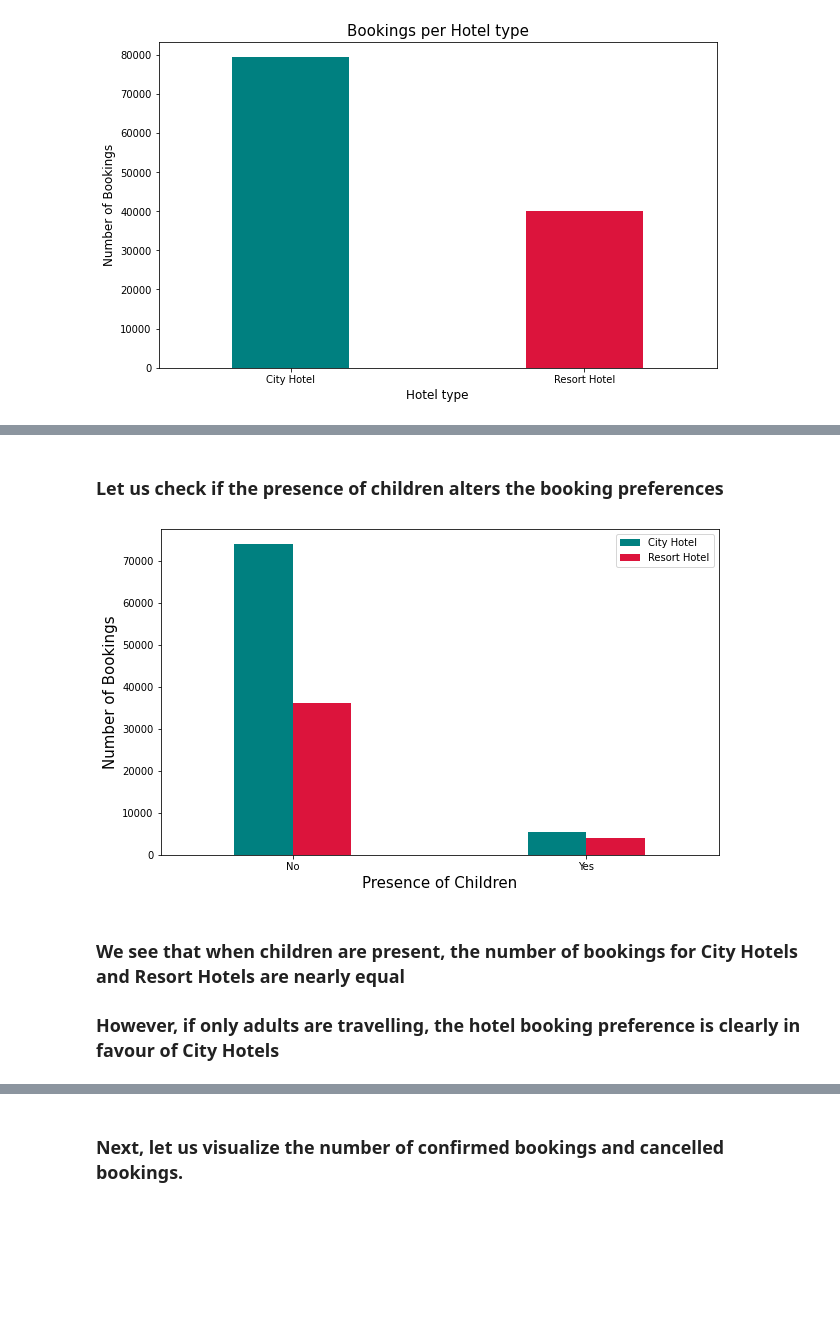
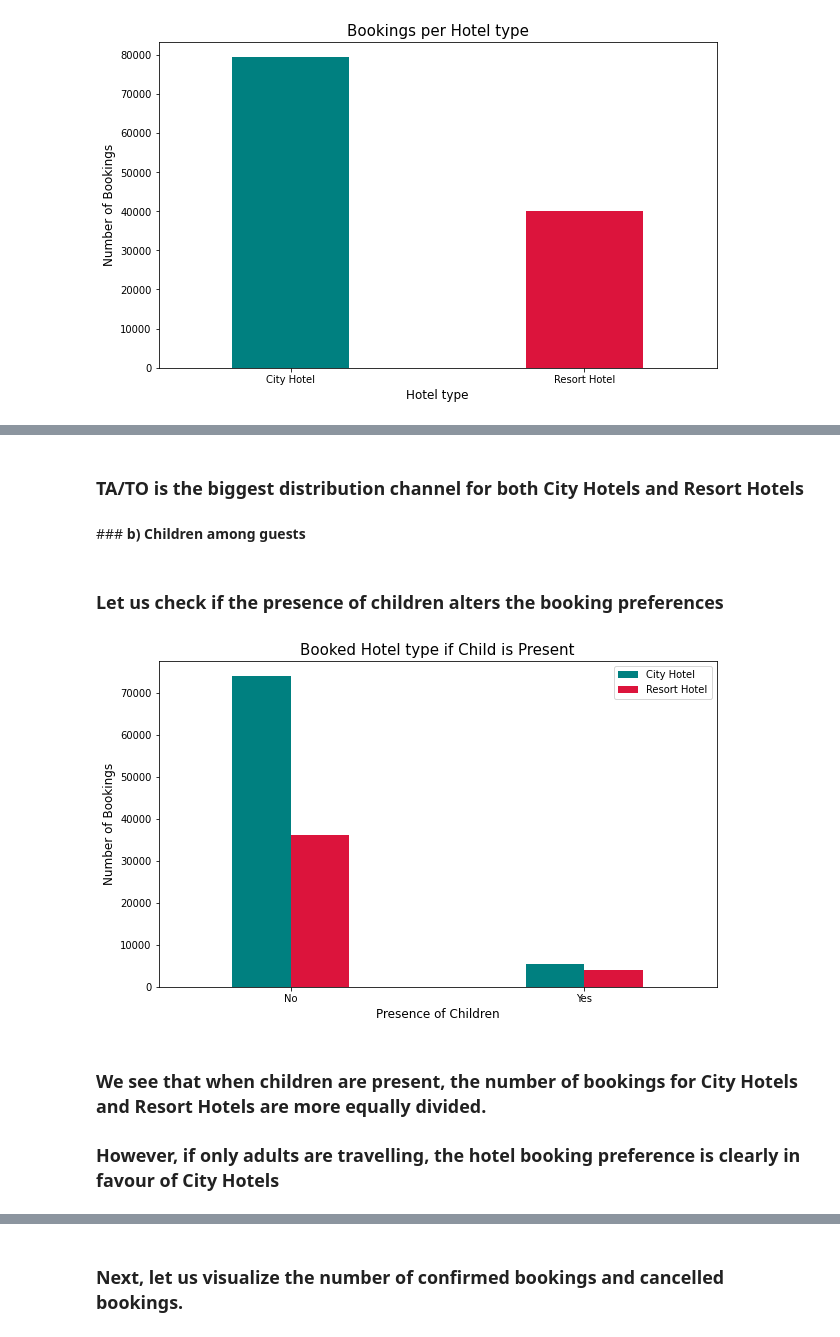
Before and after one commit to priyaregit/EDA_Hotel-Booking, a Jupyter notebook: Hotel_Booking_Analysis_EDA_Capstone_Project.ipynb, the cells around one changed output, grey strips where cells are left out. Drawn from its saved outputs; the diff is of its cells as text; code cells hidden in the pictures; blank space fills up the shorter version.

```diff
--- a/Hotel_Booking_Analysis_EDA_Capstone_Project.ipynb
+++ b/Hotel_Booking_Analysis_EDA_Capstone_Project.ipynb
@@ -441,17 +437,20 @@ hotel_booking.loc[hotel_booking.previous_cancellations > 0, 'previous_cancellati
 # Setting a value of 400 to all the observations of 'lead_time' that are greater than 400
 hotel_booking.loc[hotel_booking.lead_time > 400, 'lead_time'] = 400
 
-# Setting a value of 5 to all the observations of 'stays_in_weekend_nights' that are greater than 5
-hotel_booking.loc[hotel_booking.stays_in_weekend_nights > 5, 'stays_in_weekend_nights'] = 5
+# Setting a value of 10 to all the observations of 'stays_in_weekend_nights' that are greater than 10
+hotel_booking.loc[hotel_booking.stays_in_weekend_nights > 10, 'stays_in_weekend_nights'] = 20
 
-# Setting a value of 10 to all the observations of 'stays_in_week_nights' that are greater than 10
-hotel_booking.loc[hotel_booking.stays_in_week_nights > 10, 'stays_in_week_nights'] = 10
+# Setting a value of 20 to all the observations of 'stays_in_week_nights' that are greater than 20
+hotel_booking.loc[hotel_booking.stays_in_week_nights > 20, 'stays_in_week_nights'] = 20
 
-# Setting a value of 4 to all the observations of 'adults' that are greater than 4
-hotel_booking.loc[hotel_booking.adults > 4, 'adults'] = 4
+# Setting a value of 30 to all the observations of 'total_stay' that are greater than 30
+hotel_booking.loc[hotel_booking.total_stay > 30, 'total_stay'] = 30
 
-# Setting a value of 3 to all the observations of 'child' that are greater than 3
-hotel_booking.loc[hotel_booking.child > 3, 'child'] = 3
+# Setting a value of 20 to all the observations of 'total_guests' that are greater than 20
+hotel_booking.loc[hotel_booking.total_guests > 20, 'total_guests'] = 20
+
+# Setting a value of 5 to all the observations of 'previous_cancellations' that are greater than 5
+hotel_booking.loc[hotel_booking.previous_cancellations > 5, 'previous_cancellations'] = 5
 
 # Setting a value of 5 to all the observations of 'booking_changes' that are greater than 5
 hotel_booking.loc[hotel_booking.booking_changes > 5, 'booking_changes'] = 5
@@ -464,6 +463,3 @@ hotel_booking.loc[hotel_booking.adr > 500, 'adr'] = 500
 
 # Setting a value of 3 to all the observations of 'required_car_parking_spaces' that are greater than 3
 hotel_booking.loc[hotel_booking.required_car_parking_spaces > 3, 'required_car_parking_spaces'] = 3
-
-# Setting a value of 3 to all the observations of 'total_of_special_requests' that are greater than 3
-hotel_booking.loc[hotel_booking.total_of_special_requests > 3, 'total_of_special_requests'] = 3
@@ -507,0 +552,12 @@ plt.rcParams['figure.figsize'] = (10, 6)
+# %%
+# Bar plot to visualize the Market Segment in each Hotel type
+market_segment_in_hotel.plot( kind ='bar', width = 0.4)
+
+# Giving labels and legend to the plot
+plt.title('Market Segment in each Hotel type', fontsize = 15)
+plt.ylabel('Bookings', fontsize = 12)
+plt.xlabel('Hotel Type', fontsize = 12)
+plt.xticks(rotation = 'horizontal')
+
+# Setting the display figure size using rcParams method
+plt.rcParams['figure.figsize'] = (8, 5)
@@ -508,2 +594,6 @@ plt.rcParams['figure.figsize'] = (10, 6)
+# %% [markdown]
+### TA/TO is the biggest distribution channel for both City Hotels and Resort Hotels
+# %% [markdown]
+###<b> b) Children among guests
 # %% [markdown]
 ### Let us check if the presence of children alters the booking preferences
@@ -514,18 +600,22 @@ hoteltype_ifchild = hotel_booking.groupby(['if_child'])['hotel'].value_counts().
 # %%
-# Stacked Bar plot to visualize booking cancellations by hotel_type
+# Applying groupby on 'if_child' and 'hotel' to check the value count of bookings in each hotel type if child is present
+hoteltype_ifchild = hotel_booking.groupby(['if_child'])['hotel'].value_counts().unstack()
+
+# Bar plot to visualize bookings in each hotel_type if child is present
 hoteltype_ifchild.plot( kind ='bar', width = 0.4, color = ['teal', 'crimson'])
 
 # Giving labels and legend to the plot
-plt.ylabel('Number of Bookings', fontsize = 15)
-plt.xlabel('Presence of Children', fontsize = 15)
+plt.title('Booked Hotel type if Child is Present', fontsize = 15)
+plt.ylabel('Number of Bookings', fontsize = 12)
+plt.xlabel('Presence of Children', fontsize = 12)
 plt.legend(['City Hotel', 'Resort Hotel'])
 plt.xticks(ticks = [0.0, 1.0], labels = ['No', 'Yes'], rotation = 'horizontal')
 
 # Setting the display figure size using rcParams method
 plt.rcParams['figure.figsize'] = (10, 6)
 # %% [output]
-[figure, old version]
+[figure, new version]
 # %% [markdown]
-### We see that when children are present, the number of bookings for City Hotels and Resort Hotels are nearly equal
+### We see that when children are present, the number of bookings for City Hotels and Resort Hotels are more equally divided.
 
 ### However, if only adults are travelling, the hotel booking preference is clearly in favour of City Hotels
```
Also changed, not shown: parts of 203 cells of this notebook.
